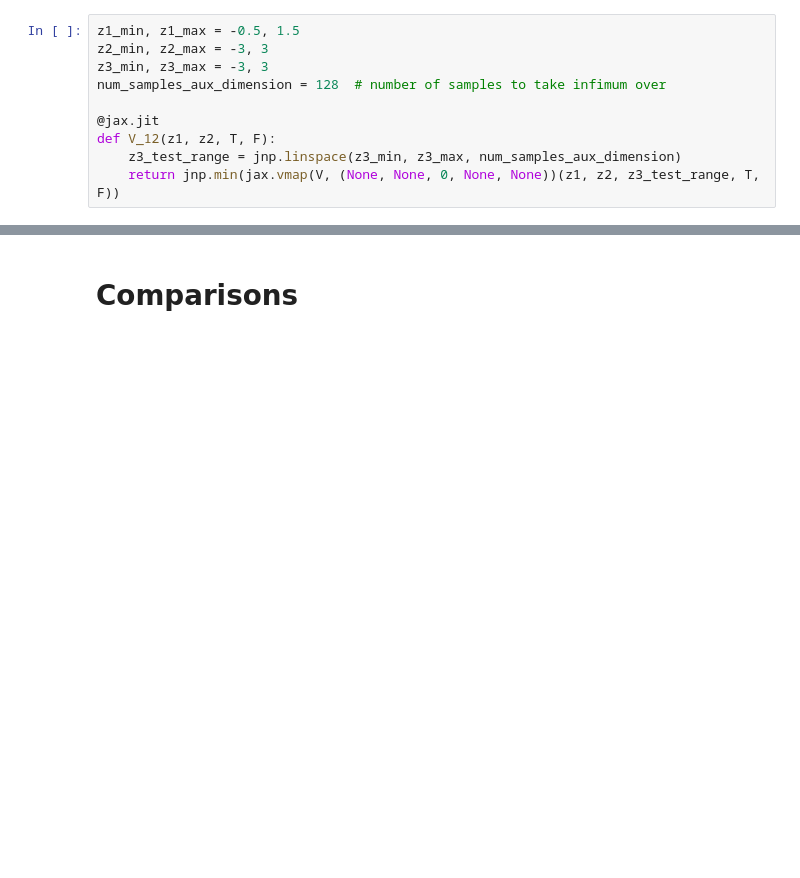
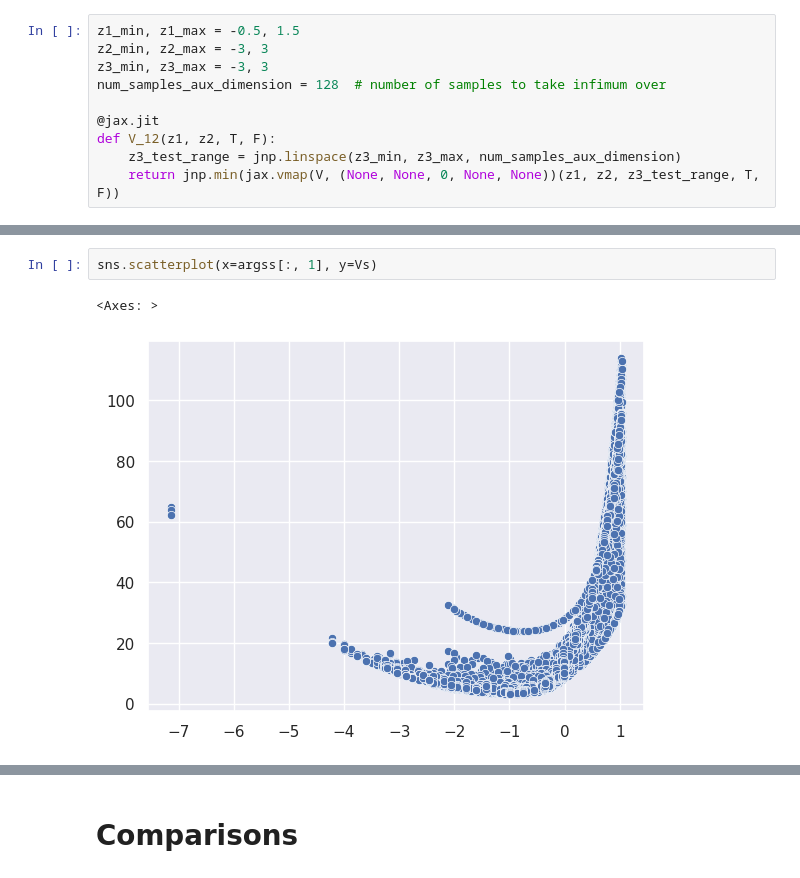
Before and after one commit to beatricesoh/onsagernet-jax, a Jupyter notebook: examples/polymer_dynamics_wi/potential_visualisation.ipynb, the cells around one changed output, grey strips where cells are left out. Drawn from its saved outputs; the diff is of its cells as text; blank space fills up the shorter version.

```diff
--- a/examples/polymer_dynamics_wi/potential_visualisation.ipynb
+++ b/examples/polymer_dynamics_wi/potential_visualisation.ipynb
@@ -111,0 +181,5 @@ interactive(children=(FloatSlider(value=1.0, description='T', max=10.0, min=0.01
+# %%
+sns.scatterplot(x=argss[:, 1], y=Vs)
+# %% [output]
+<Axes: >
+[figure, added]
```
Also changed, not shown: parts of 32 cells of this notebook, 7 other files.
